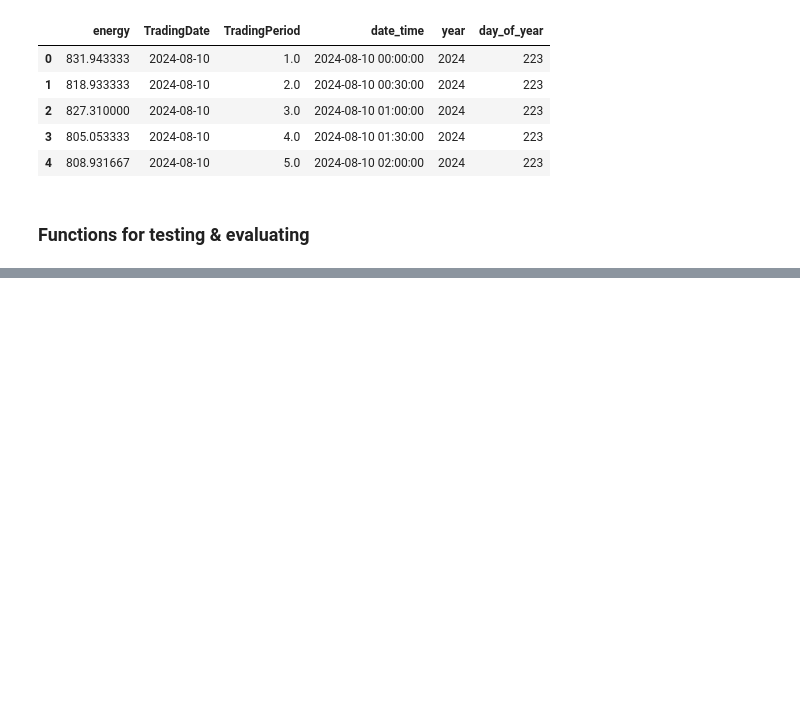
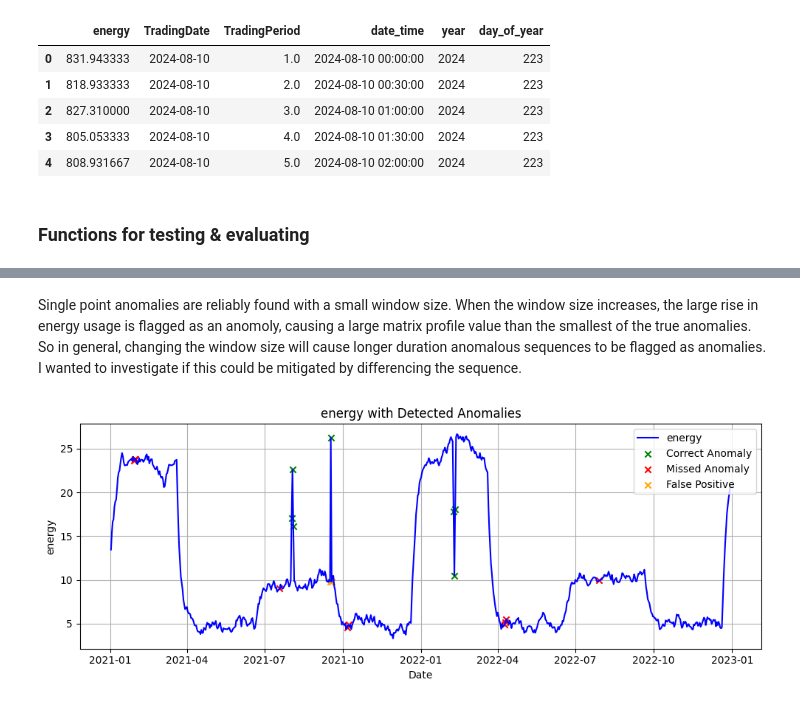
Before and after one commit to LennoxC/aiml338-a3, a Jupyter notebook: aiml339-A3.ipynb, the cells around one changed output, grey strips where cells are left out. Cells and saved outputs as stored; diff of their text form; code cells hidden in the pictures; blank space fills up the shorter version.

```diff
--- a/aiml339-A3.ipynb
+++ b/aiml339-A3.ipynb
@@ -311,0 +202,6 @@ array([0.07097117761897134, 520, 520, 648], dtype=object)
+# %% [markdown]
+Single point anomalies are reliably found with a small window size. When the window size increases, the large rise in energy usage is flagged as an anomoly, causing a large matrix profile value than the smallest of the true anomalies. So in general, changing the window size will cause longer duration anomalous sequences to be flagged as anomalies. I wanted to investigate if this could be mitigated by differencing the sequence.
+# %%
+plot_detection(df=gensyn_copy, y_true=gensyn_copy["label"], y_pred=window_experiment[3]["mask"], start_day=1, start_year=2021, end_day=730, end_year=2023, feature="energy")
+# %% [output]
+[figure, added]
```
Also changed, not shown: parts of 42 cells of this notebook.
